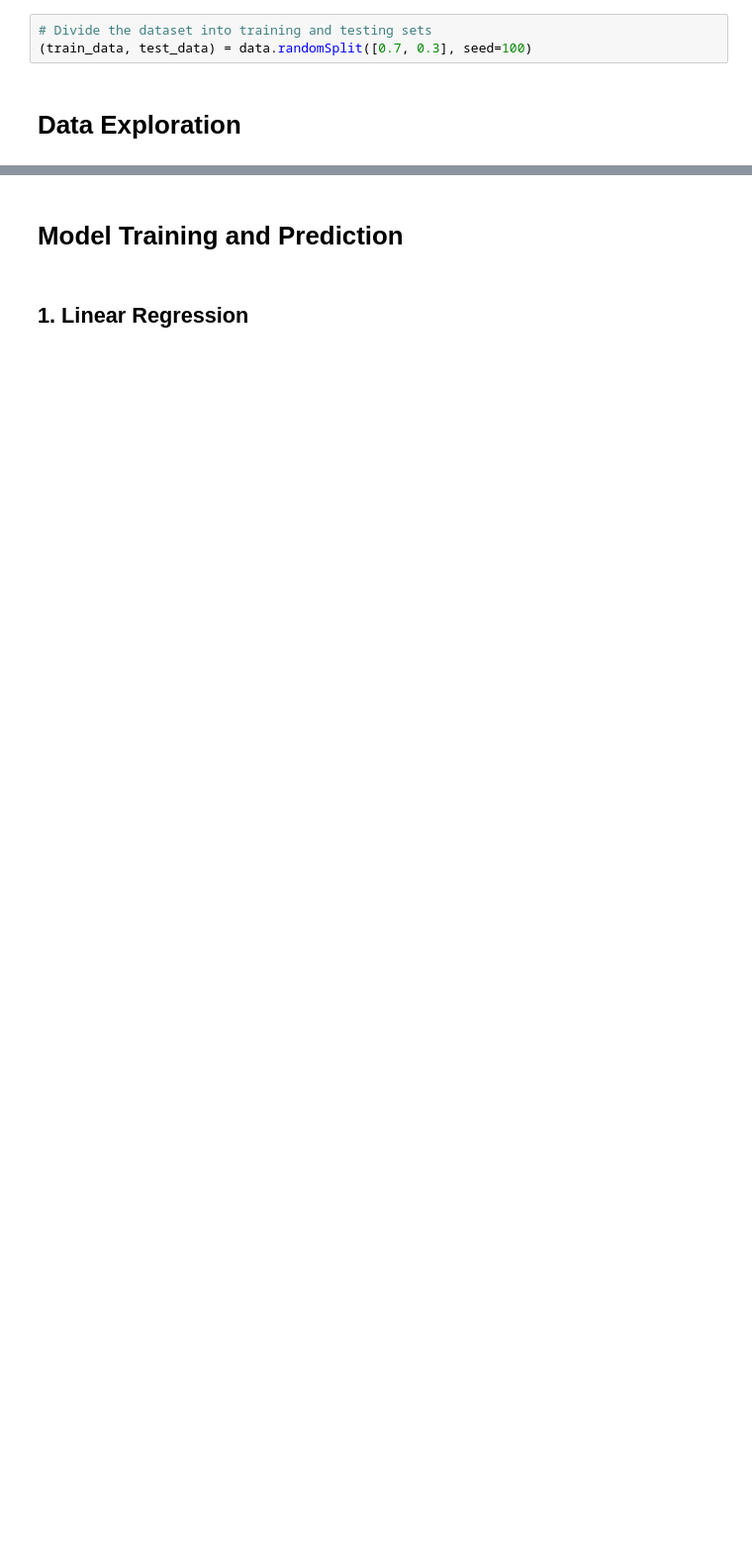
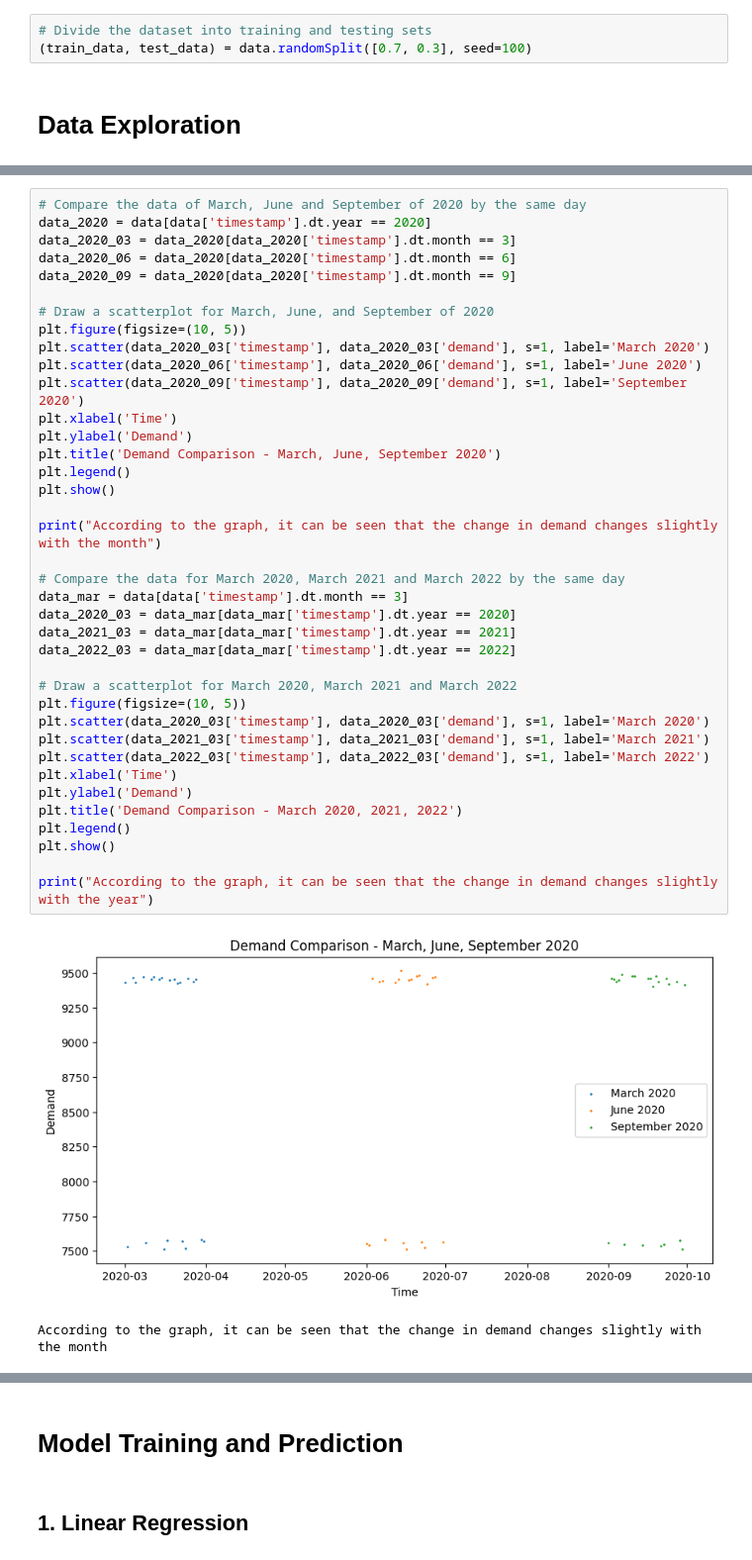
Before and after one commit to Maojia-Yao/Demand-Prediction, a Jupyter notebook: predict_model.ipynb, the cells around one changed output, grey strips where cells are left out. Shown: that part at 99% size. Drawn from its saved outputs; the diff is of its cells as text; blank space fills up the shorter version.

```diff
--- a/predict_model.ipynb
+++ b/predict_model.ipynb
@@ -76,0 +94,41 @@ plt.show()
+# %%
+# Compare the data of March, June and September of 2020 by the same day
+data_2020 = data[data['timestamp'].dt.year == 2020]
+data_2020_03 = data_2020[data_2020['timestamp'].dt.month == 3]
+data_2020_06 = data_2020[data_2020['timestamp'].dt.month == 6]
+data_2020_09 = data_2020[data_2020['timestamp'].dt.month == 9]
+
+# Draw a scatterplot for March, June, and September of 2020
+plt.figure(figsize=(10, 5))
+plt.scatter(data_2020_03['timestamp'], data_2020_03['demand'], s=1, label='March 2020')
+plt.scatter(data_2020_06['timestamp'], data_2020_06['demand'], s=1, label='June 2020')
+plt.scatter(data_2020_09['timestamp'], data_2020_09['demand'], s=1, label='September 2020')
+plt.xlabel('Time')
+plt.ylabel('Demand')
+plt.title('Demand Comparison - March, June, September 2020')
+plt.legend()
+plt.show()
+
+print("According to the graph, it can be seen that the change in demand changes slightly with the month")
+
+# Compare the data for March 2020, March 2021 and March 2022 by the same day
+data_mar = data[data['timestamp'].dt.month == 3]
+data_2020_03 = data_mar[data_mar['timestamp'].dt.year == 2020]
+data_2021_03 = data_mar[data_mar['timestamp'].dt.year == 2021]
+data_2022_03 = data_mar[data_mar['timestamp'].dt.year == 2022]
+
+# Draw a scatterplot for March 2020, March 2021 and March 2022
+plt.figure(figsize=(10, 5))
+plt.scatter(data_2020_03['timestamp'], data_2020_03['demand'], s=1, label='March 2020')
+plt.scatter(data_2021_03['timestamp'], data_2021_03['demand'], s=1, label='March 2021')
+plt.scatter(data_2022_03['timestamp'], data_2022_03['demand'], s=1, label='March 2022')
+plt.xlabel('Time')
+plt.ylabel('Demand')
+plt.title('Demand Comparison - March 2020, 2021, 2022')
+plt.legend()
+plt.show()
+
+print("According to the graph, it can be seen that the change in demand changes slightly with the year")
+# %% [output]
+[figure, added]
+According to the graph, it can be seen that the change in demand changes slightly with the month
```
Also changed, not shown: parts of 20 cells of this notebook, 4 other files.
